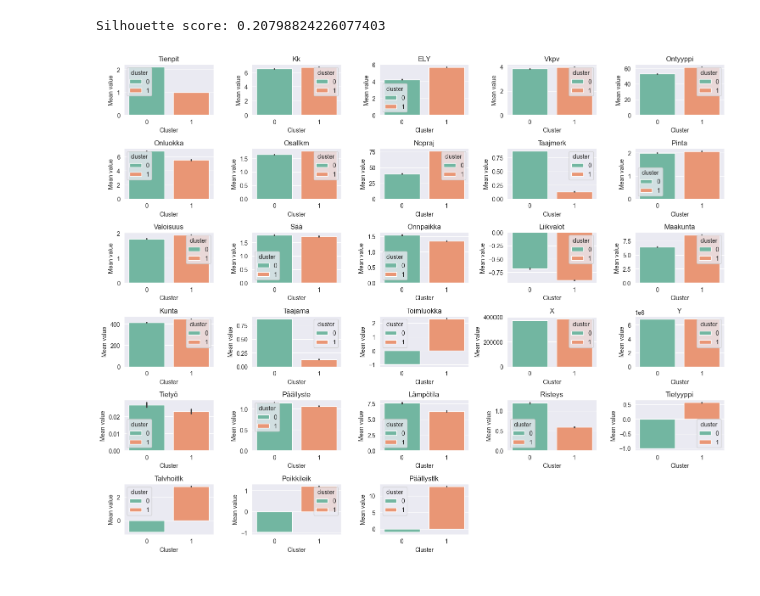
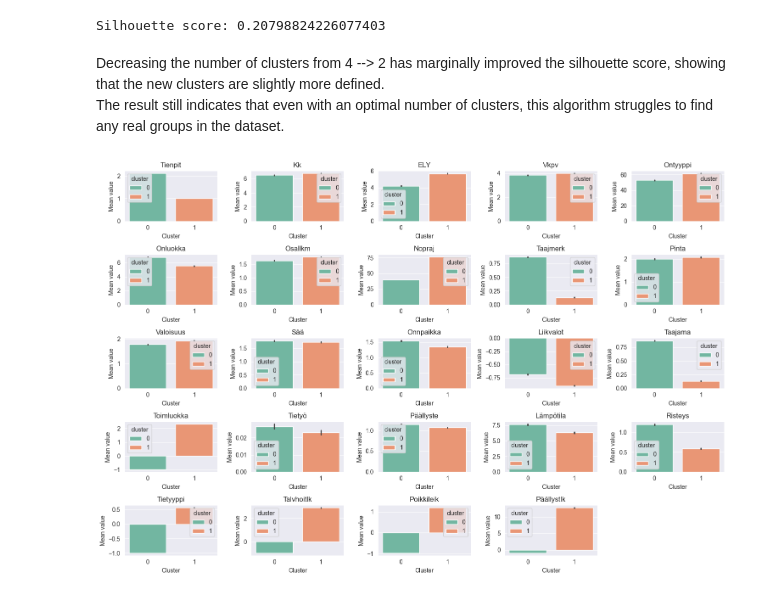
Before and after one commit to nealukumies/dml-project, a Jupyter notebook: traffic_accident_analysis.ipynb, the cells around one changed output. Saved outputs shown, nothing was run; the diff lists cells and outputs as text; code cells hidden in the pictures.

```diff
--- a/traffic_accident_analysis.ipynb
+++ b/traffic_accident_analysis.ipynb
@@ -598,34 +580,38 @@ score = silhouette_score(X_scaled[idx], clusters[idx])
 print(f"Silhouette score: {score}")
 # %% [output]
 Silhouette score: 0.20798824226077403
+# %% [markdown]
+Decreasing the number of clusters from 4 --> 2 has marginally improved the silhouette score, showing that the new clusters are slightly more defined.
+The result still indicates that even with an optimal number of clusters, this algorithm struggles to find any real groups in the dataset.
 # %%
+# Create seaborn graph to show differences in the clusters
 import seaborn as sns
 
-feature_list = comparison_cluster_df.copy().drop(columns=["cluster", "Vuosi", "Vakavuusko"]).columns
+feature_list = comparison_cluster_df.copy().drop(columns=["cluster", "Vuosi", "Vakavuusko", "Kunta", "Maakunta", "X", "Y"]).columns
 n_features = len(feature_list)
 n_cols = 5
 n_rows = (n_features + n_cols - 1) // n_cols
 
 fig, axes = plt.subplots(n_rows, n_cols, figsize=(n_cols*3, n_rows*2))
 axes = axes.flatten()
 
 for i, feature in enumerate(feature_list):
     sns.barplot(
         data=comparison_cluster_df,
         x="cluster",
         y=feature,
         ax=axes[i],
         hue="cluster",
         palette="Set2"
     )
     axes[i].set_title(feature)
     axes[i].set_xlabel("Cluster")
     axes[i].set_ylabel("Mean value")
 
 for j in range(i + 1, len(axes)):
     axes[j].axis("off")
 
 plt.tight_layout()
 plt.show()
 # %% [output]
-[figure, old version]
+[figure, new version]
```
Also changed, not shown: parts of 11 cells of this notebook.
